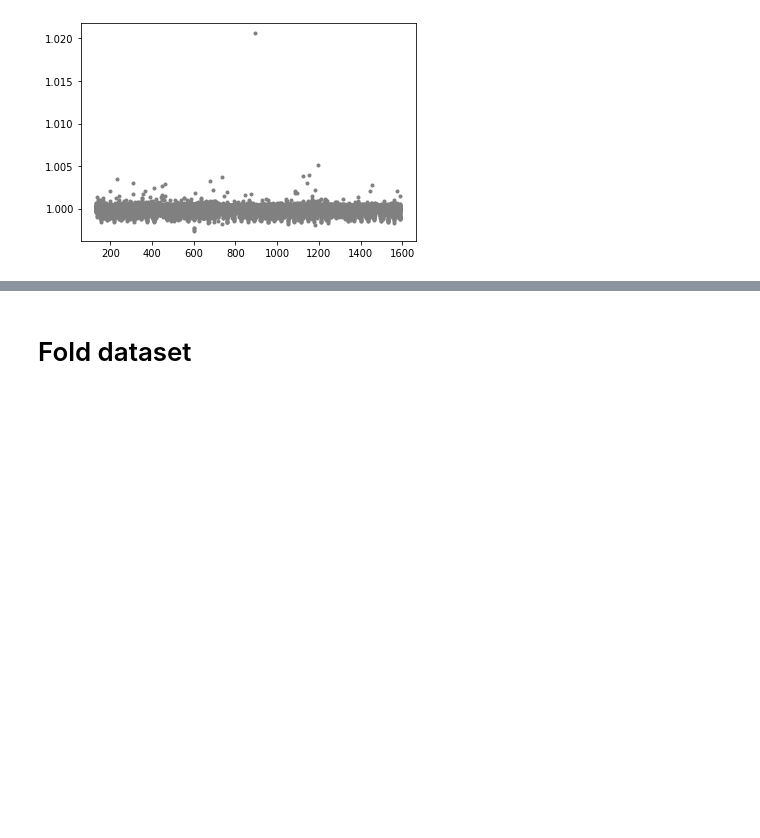
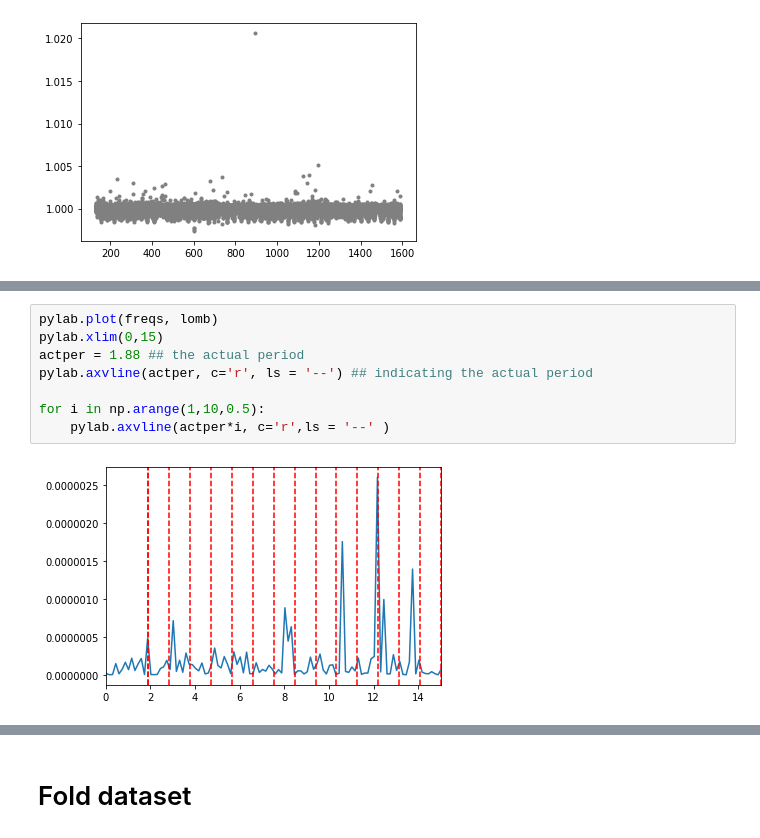
Before and after one commit to yb373/PH30116-report, a Jupyter notebook: Light curve fitting experiments.ipynb, the cells around one changed output, grey strips where cells are left out. Drawn from its saved outputs; the diff is of its cells as text; blank space fills up the shorter version.

```diff
--- a/Light curve fitting experiments.ipynb
+++ b/Light curve fitting experiments.ipynb
@@ -249,0 +261,10 @@ https://pandas.pydata.org/pandas-docs/stable/user_guide/indexing.html#deprecate-
+# %%
+pylab.plot(freqs, lomb)
+pylab.xlim(0,15)
+actper = 1.88 ## the actual period
+pylab.axvline(actper, c='r', ls = '--') ## indicating the actual period
+
+for i in np.arange(1,10,0.5):
+    pylab.axvline(actper*i, c='r',ls = '--' )
+# %% [output]
+[figure, added]
```
Also changed, not shown: parts of 14 cells of this notebook, 3 other files.
